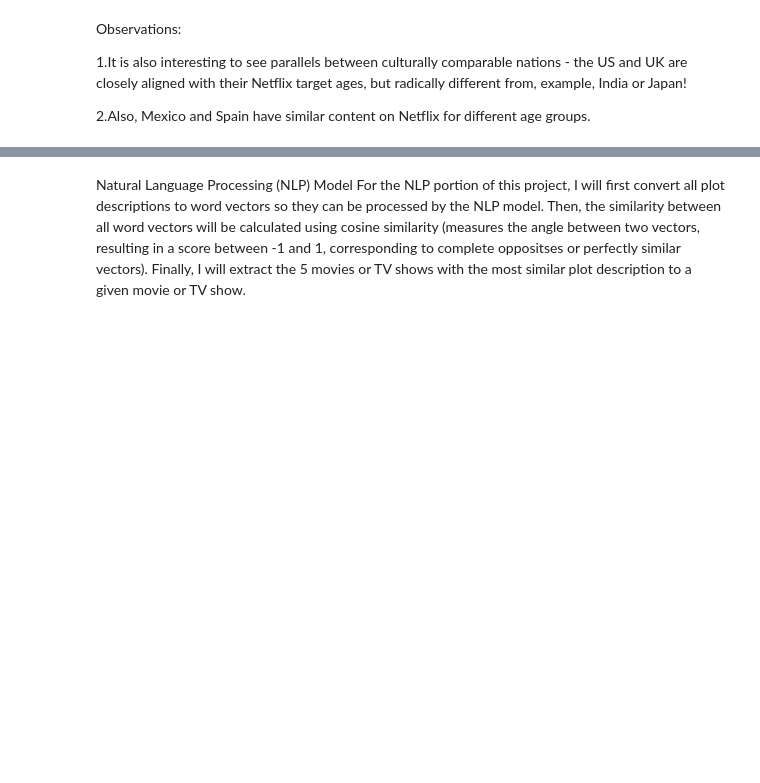
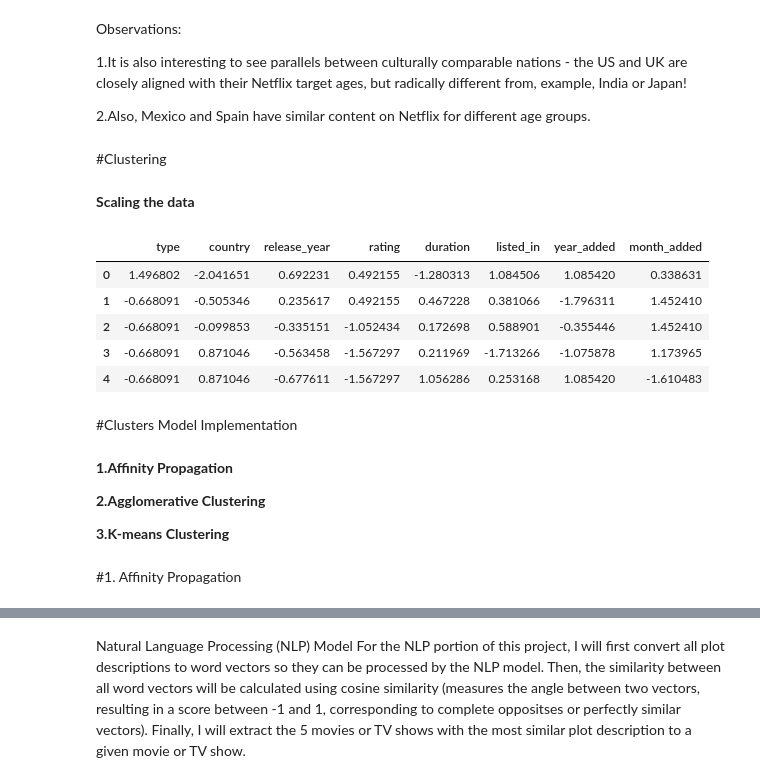
Before and after one commit to rohitrv8922/Netflix-Tv-shows-and-movies, a Jupyter notebook: NETFLIX_MOVIES_AND_TV_SHOWS_CLUSTERING.ipynb, the cells around one changed output, grey strips where cells are left out. Saved outputs shown, nothing was run; the diff lists cells and outputs as text; code cells hidden in the pictures; blank space fills up the shorter version.

```diff
--- a/NETFLIX_MOVIES_AND_TV_SHOWS_CLUSTERING.ipynb
+++ b/NETFLIX_MOVIES_AND_TV_SHOWS_CLUSTERING.ipynb
@@ -911,3 +911,7 @@ Observations:
 1.It is also interesting to see parallels between culturally comparable nations - the US and UK are closely aligned with their Netflix target ages, but radically different from, example, India or Japan!
 
 2.Also, Mexico and Spain have similar content on Netflix for different age groups.
+# %% [markdown]
+#Clustering
+# %% [markdown]
+**Scaling the data**
@@ -913,0 +925,19 @@ Observations:
+# %%
+netflix_df_standarized.head()
+# %% [output]
+|  | type | country | release_year | rating | duration | listed_in | year_added | month_added |
+| 0 | 1.496802 | -2.041651 | 0.692231 | 0.492155 | -1.280313 | 1.084506 | 1.085420 | 0.338631 |
+| 1 | -0.668091 | -0.505346 | 0.235617 | 0.492155 | 0.467228 | 0.381066 | -1.796311 | 1.452410 |
+| 2 | -0.668091 | -0.099853 | -0.335151 | -1.052434 | 0.172698 | 0.588901 | -0.355446 | 1.452410 |
+| 3 | -0.668091 | 0.871046 | -0.563458 | -1.567297 | 0.211969 | -1.713266 | -1.075878 | 1.173965 |
+| 4 | -0.668091 | 0.871046 | -0.677611 | -1.567297 | 1.056286 | 0.253168 | 1.085420 | -1.610483 |
+# %% [markdown]
+#Clusters Model Implementation
+# %% [markdown]
+**1.Affinity Propagation**
+
+**2.Agglomerative Clustering**
+
+**3.K-means Clustering**
+# %% [markdown]
+#1. Affinity Propagation
```
Also changed, not shown: parts of 11 cells of this notebook.
